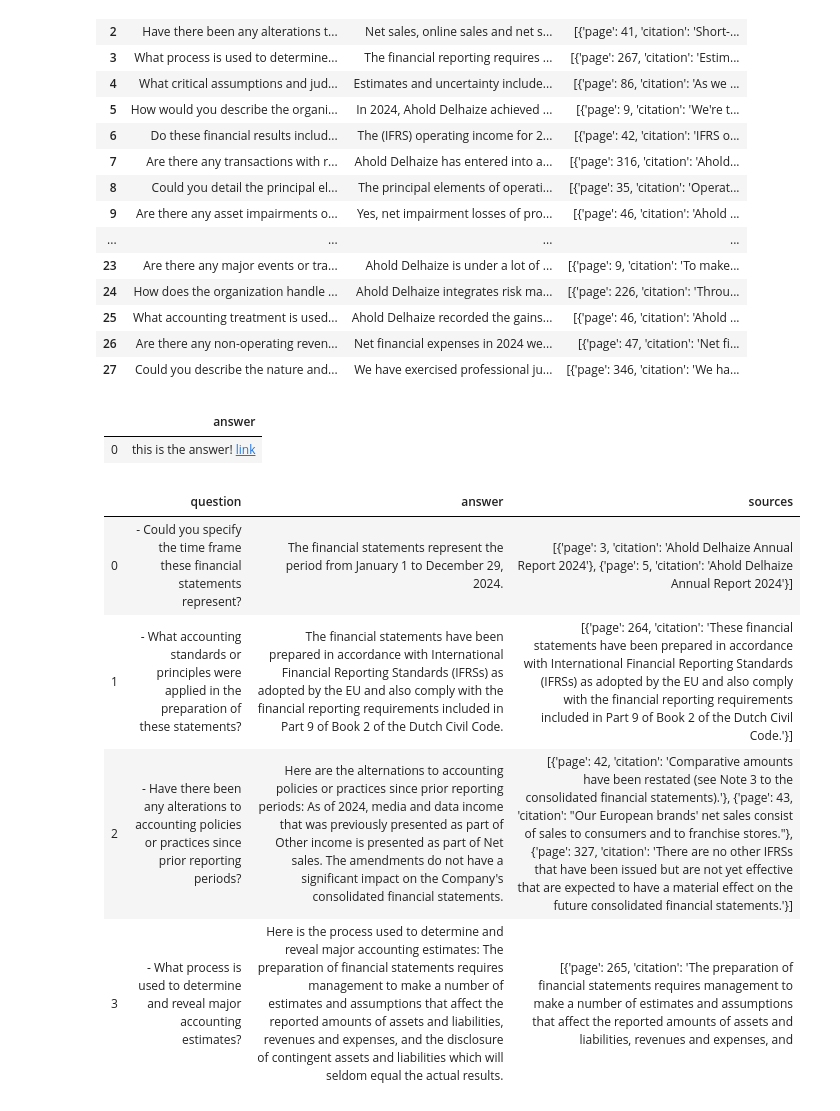
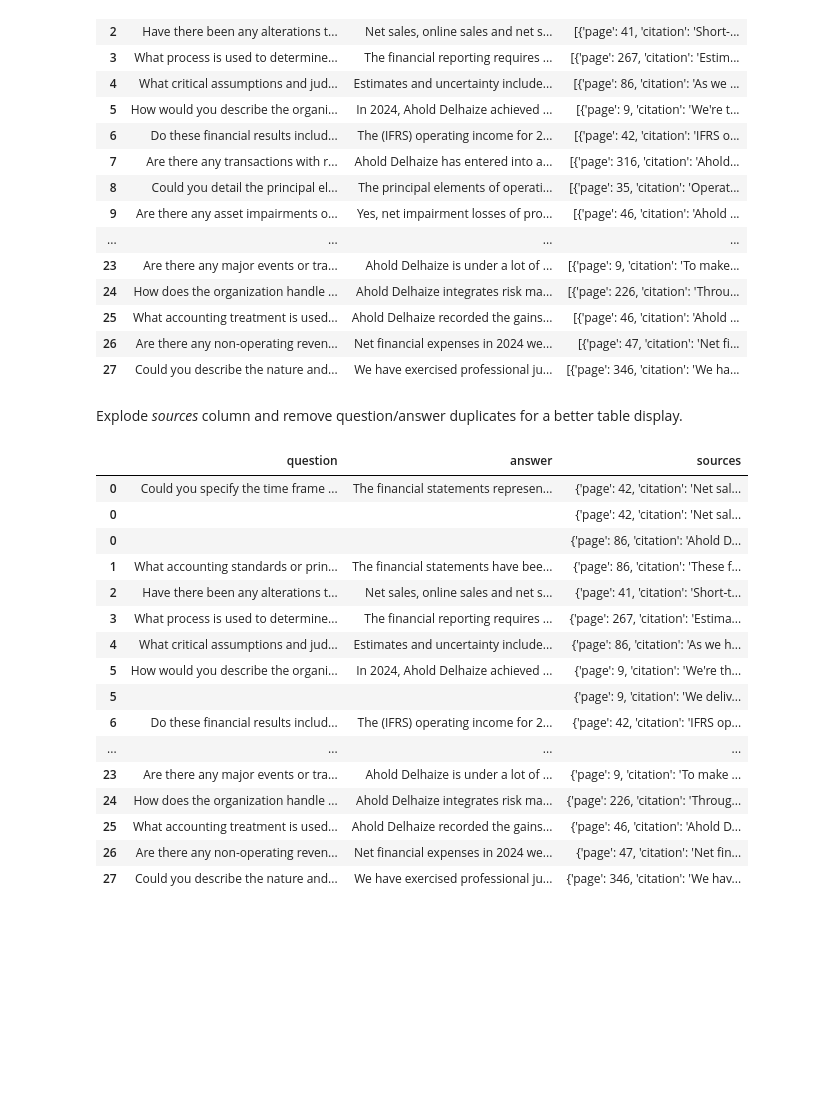
Before and after one commit to xebia/genai-data-extraction, a Jupyter notebook: notebooks/annual_report.ipynb, the cells around one changed output. Drawn from its saved outputs; the diff is of its cells as text; code cells hidden in the pictures; blank space fills up the shorter version.

Commit message:
Upgrade annual statement example

```diff
--- a/notebooks/annual_report.ipynb
+++ b/notebooks/annual_report.ipynb
@@ -13,13 +13,10 @@ client = instructor.from_vertexai(
     mode=instructor.Mode.VERTEXAI_JSON,
 )
 # %%
-from pathlib import Path
-
 pdf_path = Path("../data/ad_annual-report_2024_interactive.pdf")
-data_bytes = pdf_path.read_bytes()
 
 report = Part.from_data(
-    data=data_bytes,
+    data=pdf_path.read_bytes(),
     mime_type="application/pdf",
 )
 # %%
@@ -82,13 +56,0 @@ AuditAnswers(answers=[AuditAnswer(question='Could you specify the time frame the
-# %%
-text_markdown = ""
-text_markdown += "# Audit Q/A Report\n"
-text_markdown += "> Ahold Delhaize Annual Report 2024\n"
-for answer in audit_answers.answers:
-    text_markdown += f"## {answer.question}\n"
-    text_markdown += f"{answer.answer}\n"
-    for source in answer.sources:
-        text_markdown += f"> **Page {source.page}**\n"
-        text_markdown += f"> {source.citation}\n"
-        text_markdown += "\n"
-
-display(Markdown(text_markdown))
@@ -172,30 +104,3 @@ df
 | 25 | What accounting treatment is used... | Ahold Delhaize recorded the gains... | [{'page': 46, 'citation': 'Ahold ... |
 | 26 | Are there any non-operating reven... | Net financial expenses in 2024 we... | [{'page': 47, 'citation': 'Net fi... |
 | 27 | Could you describe the nature and... | We have exercised professional ju... | [{'page': 346, 'citation': 'We ha... |
-# %%
-display(
-    Markdown(
-        pd.DataFrame(
-            [
-                {
-                    "answer": "this is the answer! <a href='https://www.aholddelhaize.com/media/wcqil04n/ad_annual-report_2024_interactive.pdf#page=30'>link</a>",
-                }
-            ]
-        ).to_markdown()
-    )
-)
-# %% [output]
-|    | answer                                                                                                                            |
-|---:|:----------------------------------------------------------------------------------------------------------------------------------|
-|  0 | this is the answer! <a href='https://www.aholddelhaize.com/media/wcqil04n/ad_annual-report_2024_interactive.pdf#page=30'>link</a> |
-# %%
-display(
-    Markdown(df.to_markdown())
-)
-# %% [output]
-|    | question                                                                                                            | answer                                                                                                                                                                                                                                                                                                                                                                                                                                                                                  | sources                                                                                                                                                                                                                                                                                                                                                                                                                                            |
-|---:|:--------------------------------------------------------------------------------------------------------------------|:----------------------------------------------------------------------------------------------------------------------------------------------------------------------------------------------------------------------------------------------------------------------------------------------------------------------------------------------------------------------------------------------------------------------------------------------------------------------------------------|:---------------------------------------------------------------------------------------------------------------------------------------------------------------------------------------------------------------------------------------------------------------------------------------------------------------------------------------------------------------------------------------------------------------------------------------------------|
-|  0 | - Could you specify the time frame these financial statements represent?                                            | The financial statements represent the period from January 1 to December 29, 2024.                                                                                                                                                                                                                                                                                                                                                                                                      | [{'page': 3, 'citation': 'Ahold Delhaize Annual Report 2024'}, {'page': 5, 'citation': 'Ahold Delhaize Annual Report 2024'}]                                                                                                                                                                                                                                                                                                                       |
-|  1 | - What accounting standards or principles were applied in the preparation of these statements?                      | The financial statements have been prepared in accordance with International Financial Reporting Standards (IFRSs) as adopted by the EU and also comply with the financial reporting requirements included in Part 9 of Book 2 of the Dutch Civil Code.                                                                                                                                                                                                                                 | [{'page': 264, 'citation': 'These financial statements have been prepared in accordance with International Financial Reporting Standards (IFRSs) as adopted by the EU and also comply with the financial reporting requirements included in Part 9 of Book 2 of the Dutch Civil Code.'}]                                                                                                                                                           |
-|  2 | - Have there been any alterations to accounting policies or practices since prior reporting periods?                | Here are the alternations to accounting policies or practices since prior reporting periods: As of 2024, media and data income that was previously presented as part of Other income is presented as part of Net sales. The amendments do not have a significant impact on the Company's consolidated financial statements.                                                                                                                                                             | [{'page': 42, 'citation': 'Comparative amounts have been restated (see Note 3 to the consolidated financial statements).'}, {'page': 43, 'citation': "Our European brands' net sales consist of sales to consumers and to franchise stores."}, {'page': 327, 'citation': 'There are no other IFRSs that have been issued but are not yet effective that are expected to have a material effect on the future consolidated financial statements.'}] |
-|  3 | - What process is used to determine and reveal major accounting estimates?                                          | Here is the process used to determine and reveal major accounting estimates: The preparation of financial statements requires management to make a number of estimates and assumptions that affect the reported amounts of assets and liabilities, revenues and expenses, and the disclosure of contingent assets and liabilities which will seldom equal the actual results.                                                                                                           | [{'page': 265, 'citation': 'The preparation of financial statements requires management to make a number of estimates and assumptions that affect the reported amounts of assets and liabilities, revenues and expenses, and
@@ -203,0 +107,26 @@ df.to_csv("./ad_qa_report.csv", index=False)
+# %% [markdown]
+Explode _sources_ column and remove question/answer duplicates for a better table display.
+# %%
+df_exploded = df.explode("sources")
+df_duplicates = df_exploded.duplicated(["question", "answer"])
+df_exploded.loc[df_duplicates, "question"] = ""
+df_exploded.loc[df_duplicates, "answer"] = ""
+df_exploded
+# %% [output]
+|  | question | answer | sources |
+| 0 | Could you specify the time frame ... | The financial statements represen... | {'page': 42, 'citation': 'Net sal... |
+| 0 |  |  | {'page': 42, 'citation': 'Net sal... |
+| 0 |  |  | {'page': 86, 'citation': 'Ahold D... |
+| 1 | What accounting standards or prin... | The financial statements have bee... | {'page': 86, 'citation': 'These f... |
+| 2 | Have there been any alterations t... | Net sales, online sales and net s... | {'page': 41, 'citation': 'Short-t... |
+| 3 | What process is used to determine... | The financial reporting requires ... | {'page': 267, 'citation': 'Estima... |
+| 4 | What critical assumptions and jud... | Estimates and uncertainty include... | {'page': 86, 'citation': 'As we h... |
+| 5 | How would you describe the organi... | In 2024, Ahold Delhaize achieved ... | {'page': 9, 'citation': 'We're th... |
+| 5 |  |  | {'page': 9, 'citation': 'We deliv... |
+| 6 | Do these financial results includ... | The (IFRS) operating income for 2... | {'page': 42, 'citation': 'IFRS op... |
+| ... | ... | ... | ... |
+| 23 | Are there any major events or tra... | Ahold Delhaize is under a lot of ... | {'page': 9, 'citation': 'To make ... |
+| 24 | How does the organization handle ... | Ahold Delhaize integrates risk ma... | {'page': 226, 'citation': 'Throug... |
+| 25 | What accounting treatment is used... | Ahold Delhaize recorded the gains... | {'page': 46, 'citation': 'Ahold D... |
+| 26 | Are there any non-operating reven... | Net financial expenses in 2024 we... | {'page': 47, 'citation': 'Net fin... |
+| 27 | Could you describe the nature and... | We have exercised professional ju... | {'page': 346, 'citation': 'We hav... |
```
Also changed, not shown: parts of 5 cells of this notebook, 2 other files.
